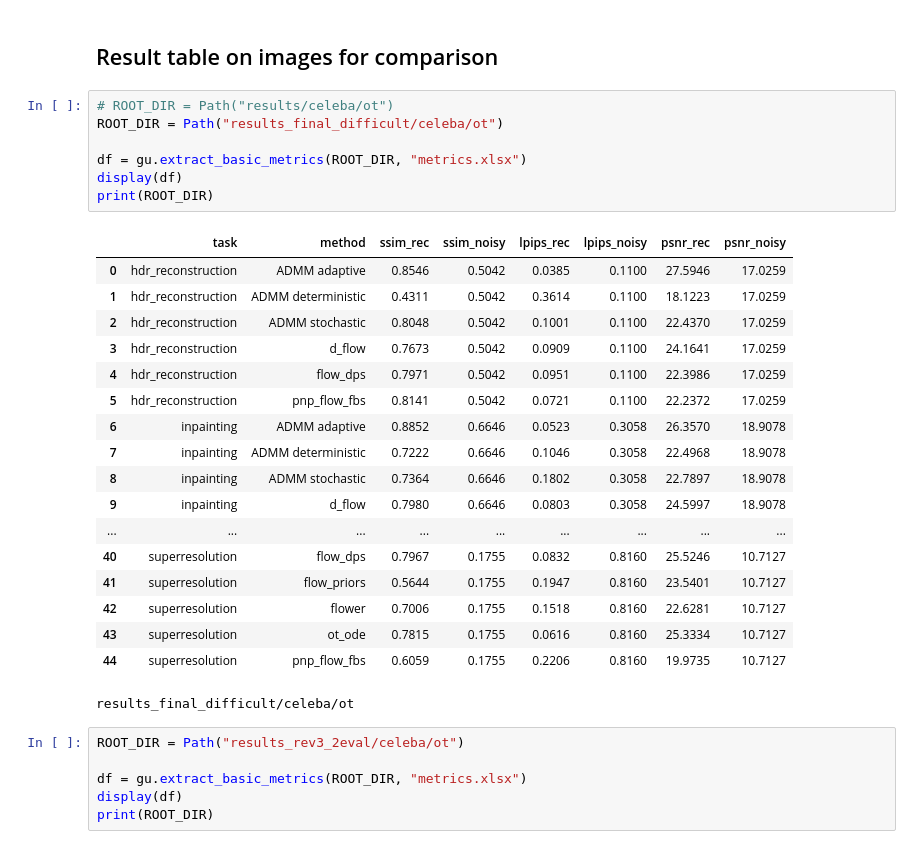
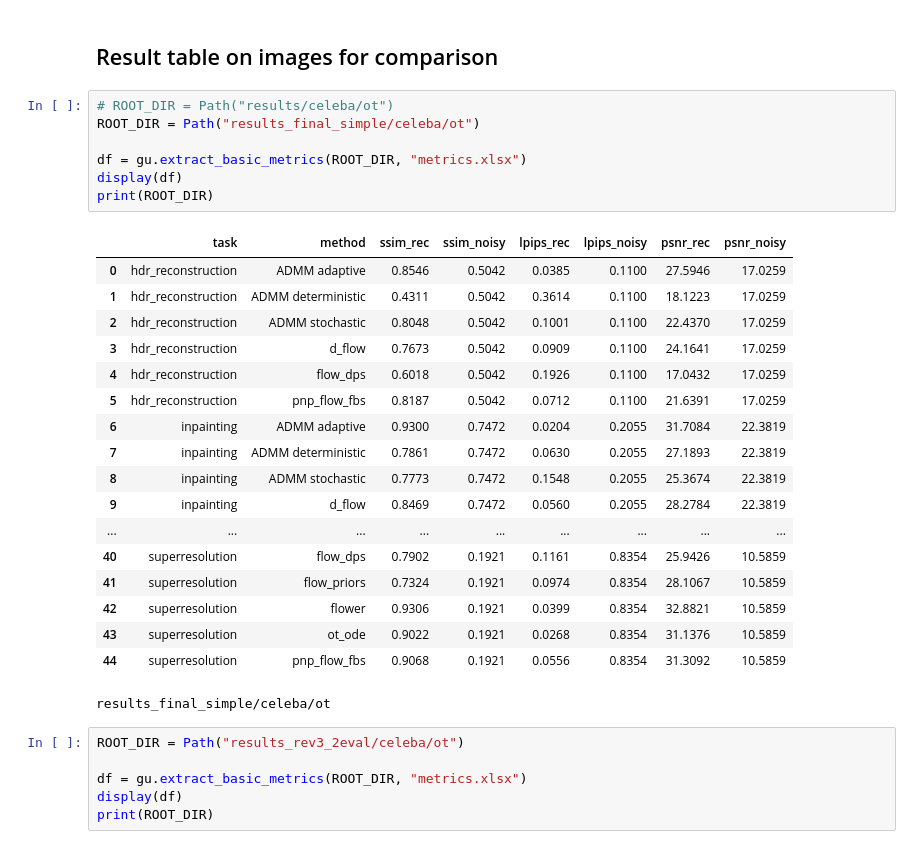
Before and after one commit to dibyanshu100/PnP_ConsensusFlow, a Jupyter notebook: graphs.ipynb, the cells around one changed output. Drawn from its saved outputs; the diff is of its cells as text.

```diff
--- a/graphs.ipynb
+++ b/graphs.ipynb
@@ -74,30 +71,30 @@ else:
 ## Result table on images for comparison
 # %%
 # ROOT_DIR = Path("results/celeba/ot")
-ROOT_DIR = Path("results_final_difficult/celeba/ot")
+ROOT_DIR = Path("results_final_simple/celeba/ot")
 
 df = gu.extract_basic_metrics(ROOT_DIR, "metrics.xlsx")
 display(df)
 print(ROOT_DIR)
 # %% [output]
 |  | task | method | ssim_rec | ssim_noisy | lpips_rec | lpips_noisy | psnr_rec | psnr_noisy |
 | 0 | hdr_reconstruction | ADMM adaptive | 0.8546 | 0.5042 | 0.0385 | 0.1100 | 27.5946 | 17.0259 |
 | 1 | hdr_reconstruction | ADMM deterministic | 0.4311 | 0.5042 | 0.3614 | 0.1100 | 18.1223 | 17.0259 |
 | 2 | hdr_reconstruction | ADMM stochastic | 0.8048 | 0.5042 | 0.1001 | 0.1100 | 22.4370 | 17.0259 |
 | 3 | hdr_reconstruction | d_flow | 0.7673 | 0.5042 | 0.0909 | 0.1100 | 24.1641 | 17.0259 |
-| 4 | hdr_reconstruction | flow_dps | 0.7971 | 0.5042 | 0.0951 | 0.1100 | 22.3986 | 17.0259 |
-| 5 | hdr_reconstruction | pnp_flow_fbs | 0.8141 | 0.5042 | 0.0721 | 0.1100 | 22.2372 | 17.0259 |
-| 6 | inpainting | ADMM adaptive | 0.8852 | 0.6646 | 0.0523 | 0.3058 | 26.3570 | 18.9078 |
-| 7 | inpainting | ADMM deterministic | 0.7222 | 0.6646 | 0.1046 | 0.3058 | 22.4968 | 18.9078 |
-| 8 | inpainting | ADMM stochastic | 0.7364 | 0.6646 | 0.1802 | 0.3058 | 22.7897 | 18.9078 |
-| 9 | inpainting | d_flow | 0.7980 | 0.6646 | 0.0803 | 0.3058 | 24.5997 | 18.9078 |
+| 4 | hdr_reconstruction | flow_dps | 0.6018 | 0.5042 | 0.1926 | 0.1100 | 17.0432 | 17.0259 |
+| 5 | hdr_reconstruction | pnp_flow_fbs | 0.8187 | 0.5042 | 0.0712 | 0.1100 | 21.6391 | 17.0259 |
+| 6 | inpainting | ADMM adaptive | 0.9300 | 0.7472 | 0.0204 | 0.2055 | 31.7084 | 22.3819 |
+| 7 | inpainting | ADMM deterministic | 0.7861 | 0.7472 | 0.0630 | 0.2055 | 27.1893 | 22.3819 |
+| 8 | inpainting | ADMM stochastic | 0.7773 | 0.7472 | 0.1548 | 0.2055 | 25.3674 | 22.3819 |
+| 9 | inpainting | d_flow | 0.8469 | 0.7472 | 0.0560 | 0.2055 | 28.2784 | 22.3819 |
 | ... | ... | ... | ... | ... | ... | ... | ... | ... |
-| 40 | superresolution | flow_dps | 0.7967 | 0.1755 | 0.0832 | 0.8160 | 25.5246 | 10.7127 |
-| 41 | superresolution | flow_priors | 0.5644 | 0.1755 | 0.1947 | 0.8160 | 23.5401 | 10.7127 |
-| 42 | superresolution | flower | 0.7006 | 0.1755 | 0.1518 | 0.8160 | 22.6281 | 10.7127 |
-| 43 | superresolution | ot_ode | 0.7815 | 0.1755 | 0.0616 | 0.8160 | 25.3334 | 10.7127 |
-| 44 | superresolution | pnp_flow_fbs | 0.6059 | 0.1755 | 0.2206 | 0.8160 | 19.9735 | 10.7127 |
+| 40 | superresolution | flow_dps | 0.7902 | 0.1921 | 0.1161 | 0.8354 | 25.9426 | 10.5859 |
+| 41 | superresolution | flow_priors | 0.7324 | 0.1921 | 0.0974 | 0.8354 | 28.1067 | 10.5859 |
+| 42 | superresolution | flower | 0.9306 | 0.1921 | 0.0399 | 0.8354 | 32.8821 | 10.5859 |
+| 43 | superresolution | ot_ode | 0.9022 | 0.1921 | 0.0268 | 0.8354 | 31.1376 | 10.5859 |
+| 44 | superresolution | pnp_flow_fbs | 0.9068 | 0.1921 | 0.0556 | 0.8354 | 31.3092 | 10.5859 |
-results_final_difficult/celeba/ot
+results_final_simple/celeba/ot
 # %%
 ROOT_DIR = Path("results_rev3_2eval/celeba/ot")
 
```
Also changed, not shown: parts of 2 cells of this notebook, 1 other file.
